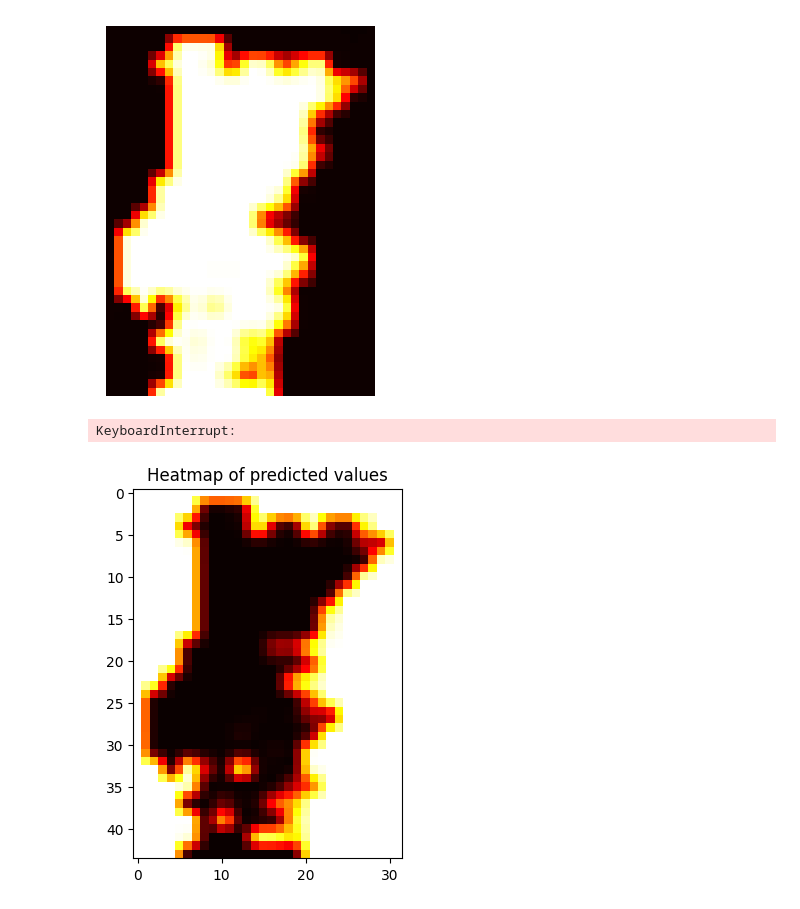
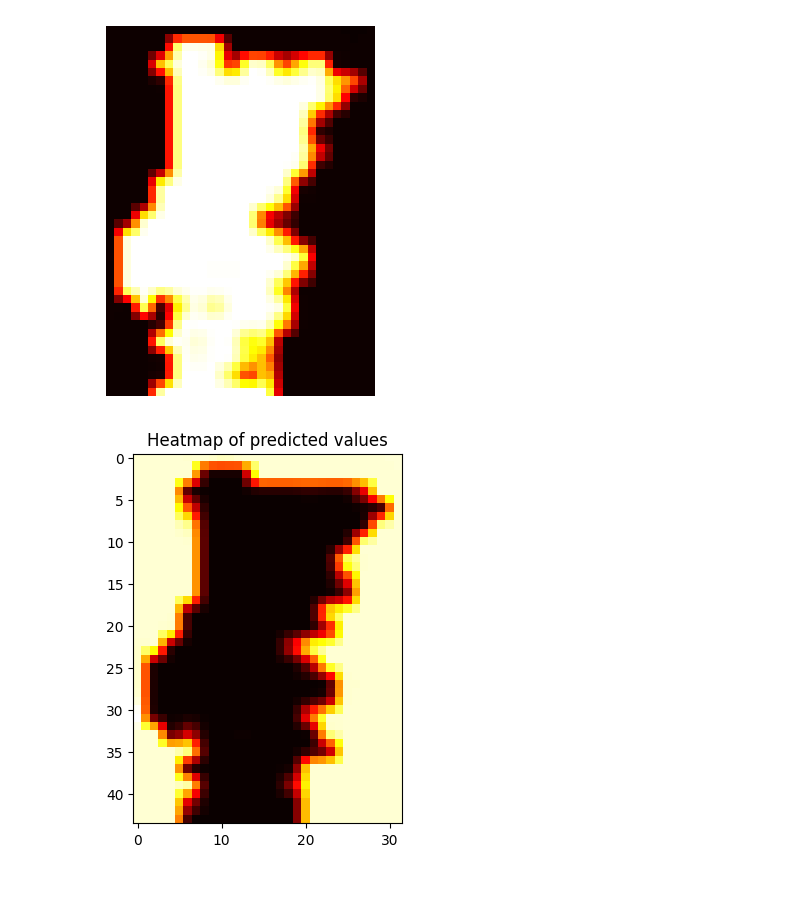
Before and after one commit to rodrigotuna/datattack2023, a Jupyter notebook: model.ipynb, the cells around one changed output. Drawn from its saved outputs; the diff is of its cells as text; code cells hidden in the pictures.

```diff
--- a/model.ipynb
+++ b/model.ipynb
@@ -432,27 +432,26 @@ print(data_y_val.shape)
 # %%
 images = []
 
-feature_num = 2
+feature_num = 1
 
 
 
 for i in range(0, 191):
     x = predicted_val[i][feature_num]
     x = rotate(x, angle=90)
     new_size = (x.shape[0]*2, x.shape[1]*2)
     new_img = ndimage.zoom(x, zoom=(2, 2), order=1)
     plt.imshow(new_img, cmap='hot_r', interpolation='nearest')
     #add a colorbar
     #add a progress bar to the image of the frames
     #plt.text(0.5, 0.5, str(i), fontsize=18, ha='center')
     plt.title('Heatmap of predicted values')
 
 
 
     plt.savefig('heatmap.png')
     images.append(imageio.imread('heatmap.png'))
 
-imageio.mimsave(f'./plots/heatmap_feature{feature_num}.gif', images)
+imageio.mimsave(f'./plots/heatmap_inv_feature{feature_num}.gif', images)
 # %% [output]
-KeyboardInterrupt:
-[figure, old version]
+[figure, new version]
```
